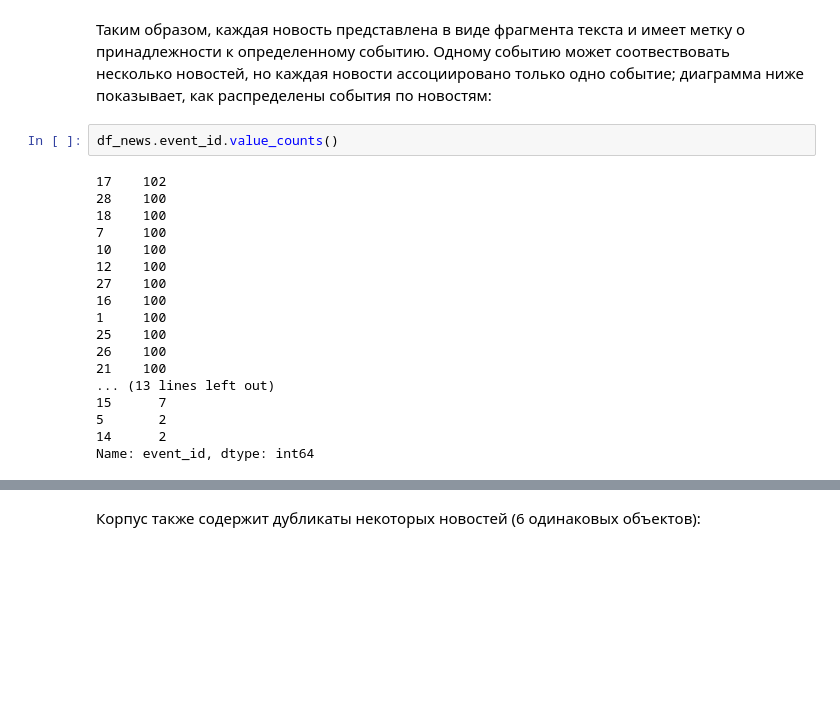
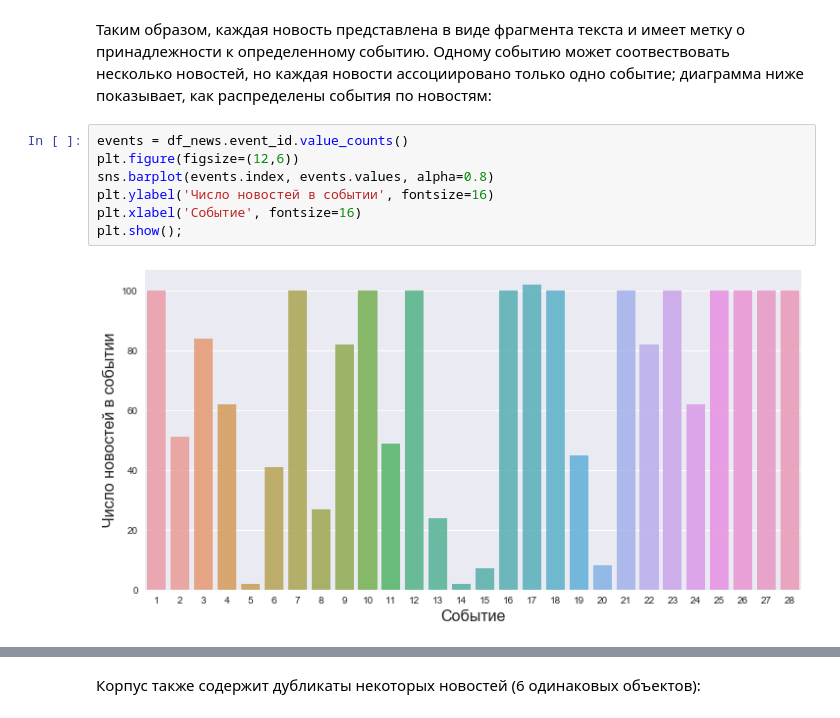
Before and after one commit to artemovae/ML-for-compling, a Jupyter notebook: hw1_clustering/hw1_new_version.ipynb, the cells around one changed output, grey strips where cells are left out. Saved outputs shown, nothing was run; the diff lists cells and outputs as text; blank space fills up the shorter version.

Commit message:
add plots

```diff
--- a/hw1_clustering/hw1_new_version.ipynb
+++ b/hw1_clustering/hw1_new_version.ipynb
@@ -69,23 +75,12 @@ df_news.head()
 | 4 | 1 | Газета.Ru, Москва, 13 января 2017... |
 # %% [markdown]
 Таким образом, каждая новость представлена в виде фрагмента текста и имеет метку о принадлежности к определенному событию. Одному событию может соотвествовать несколько новостей, но каждая новости ассоциировано только одно событие; диаграмма ниже показывает, как распределены события по новостям:
-# %%
-df_news.event_id.value_counts()
-# %% [output]
-17    102
-28    100
-18    100
-7     100
-10    100
-12    100
-27    100
-16    100
-1     100
-25    100
-26    100
-21    100
-... (13 lines left out)
-15      7
-5       2
-14      2
-Name: event_id, dtype: int64
+# %%
+events = df_news.event_id.value_counts()
+plt.figure(figsize=(12,6))
+sns.barplot(events.index, events.values, alpha=0.8)
+plt.ylabel('Число новостей в событии', fontsize=16)
+plt.xlabel('Событие', fontsize=16)
+plt.show();
+# %% [output]
+[figure, added]
```
Also changed, not shown: parts of 12 cells of this notebook.
